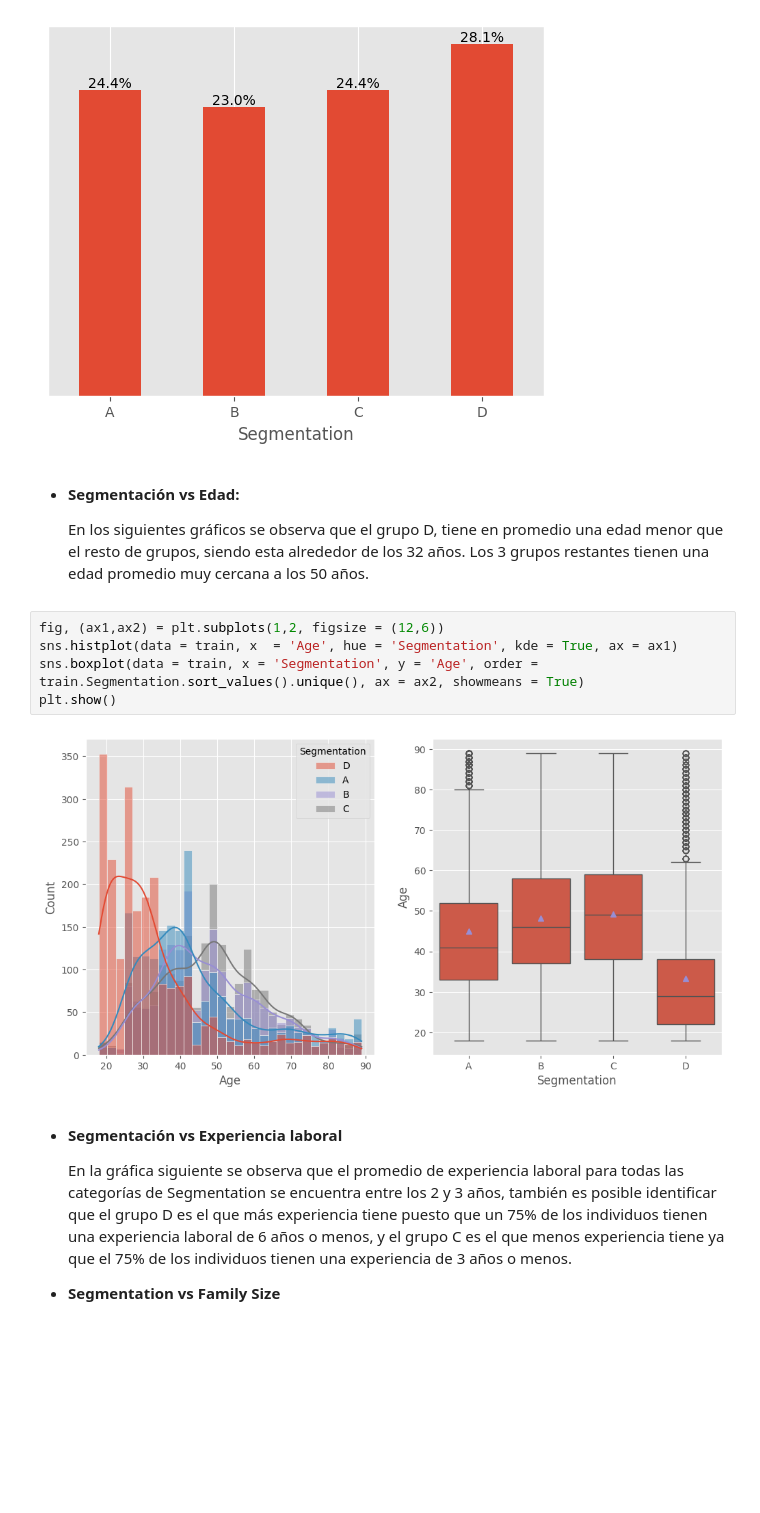
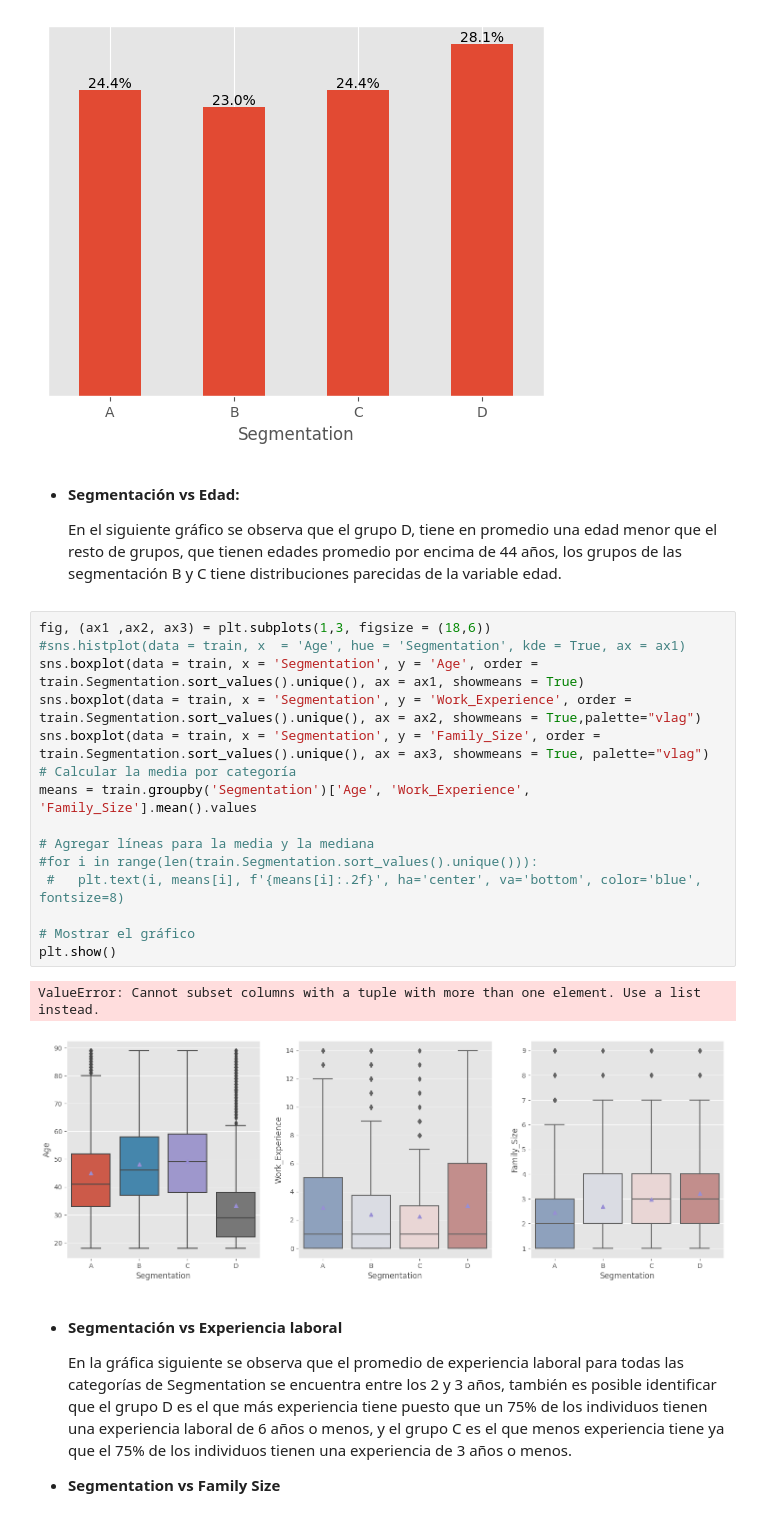
Before and after one commit to maryyuliana/fundamentos_I, a Jupyter notebook: Proyecto.ipynb, the cells around one changed output. Saved outputs shown, nothing was run; the diff lists cells and outputs as text; blank space fills up the shorter version.

```diff
--- a/Proyecto.ipynb
+++ b/Proyecto.ipynb
@@ -116,14 +124,25 @@ plt.show()
 # %% [markdown]
 * **Segmentación vs Edad:**
 
-    En los siguientes gráficos se observa que el grupo D, tiene en promedio una edad menor que el resto de grupos, siendo esta alrededor de los 32 años. Los 3 grupos restantes tienen una edad promedio muy cercana a los 50 años.
+    En el siguiente gráfico se observa que el grupo D, tiene en promedio una edad menor que el resto de grupos, que tienen edades promedio por encima de 44 años, los grupos de las segmentación B y C tiene distribuciones parecidas de la variable edad.
 # %%
-fig, (ax1,ax2) = plt.subplots(1,2, figsize = (12,6))
-sns.histplot(data = train, x  = 'Age', hue = 'Segmentation', kde = True, ax = ax1)
-sns.boxplot(data = train, x = 'Segmentation', y = 'Age', order = train.Segmentation.sort_values().unique(), ax = ax2, showmeans = True)
+fig, (ax1 ,ax2, ax3) = plt.subplots(1,3, figsize = (18,6))
+#sns.histplot(data = train, x  = 'Age', hue = 'Segmentation', kde = True, ax = ax1)
+sns.boxplot(data = train, x = 'Segmentation', y = 'Age', order = train.Segmentation.sort_values().unique(), ax = ax1, showmeans = True)
+sns.boxplot(data = train, x = 'Segmentation', y = 'Work_Experience', order = train.Segmentation.sort_values().unique(), ax = ax2, showmeans = True,palette="vlag")
+sns.boxplot(data = train, x = 'Segmentation', y = 'Family_Size', order = train.Segmentation.sort_values().unique(), ax = ax3, showmeans = True, palette="vlag")
+# Calcular la media por categoría
+means = train.groupby('Segmentation')['Age', 'Work_Experience', 'Family_Size'].mean().values
+
+# Agregar líneas para la media y la mediana
+#for i in range(len(train.Segmentation.sort_values().unique())):
+ #   plt.text(i, means[i], f'{means[i]:.2f}', ha='center', va='bottom', color='blue', fontsize=8)
+
+# Mostrar el gráfico
 plt.show()
 # %% [output]
+ValueError: Cannot subset columns with a tuple with more than one element. Use a list instead.
-[figure, old version]
+[figure, new version]
 # %% [markdown]
 * **Segmentación vs Experiencia laboral**
 
```
Also changed, not shown: parts of 6 cells of this notebook.
